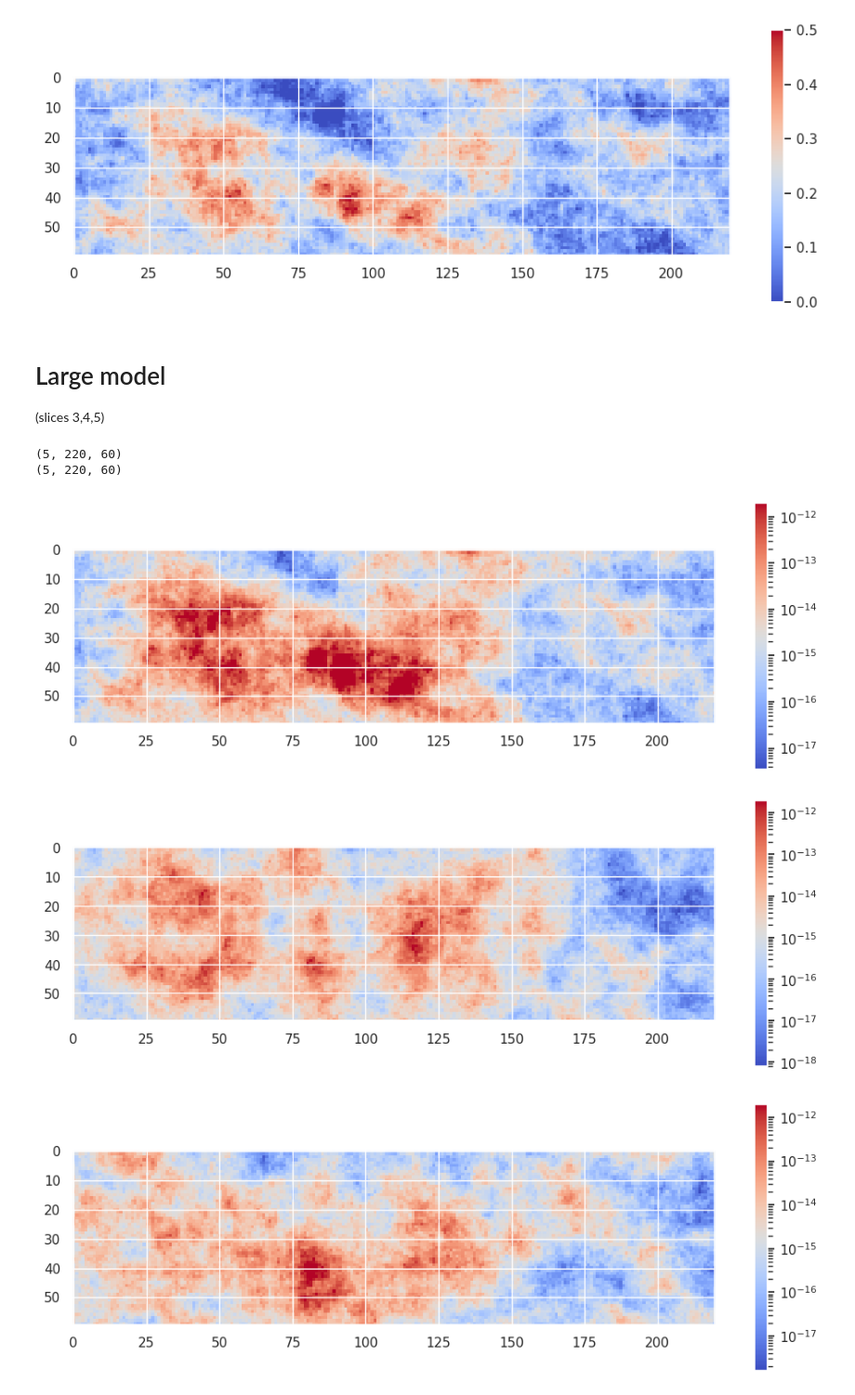
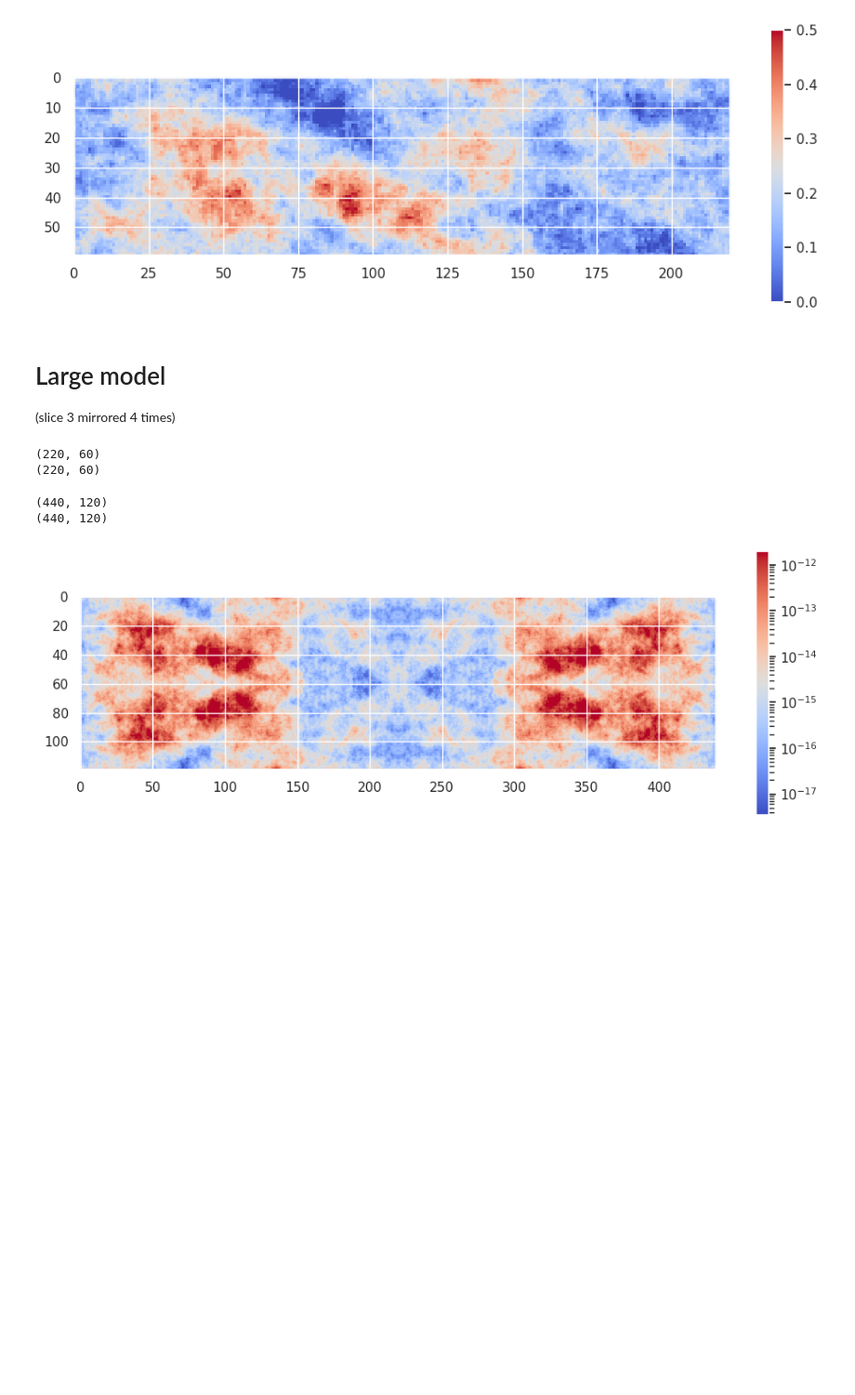
Before and after one commit to Yuriyzabegaev/solver_selector, a Jupyter notebook: examples/spe10_data/spe10.ipynb, the cells around one changed output. Shown at 93% size. Cells and saved outputs as stored; diff of their text form; code cells hidden in the pictures; blank space fills up the shorter version.

```diff
--- a/examples/spe10_data/spe10.ipynb
+++ b/examples/spe10_data/spe10.ipynb
@@ -61,23 +61,35 @@ plt.colorbar()
 [figure]
 # %% [markdown]
 # Large model
-(slices 3,4,5)
+(slice 3 mirrored 4 times)
 # %%
-perm_large = np.load("spe10_l3-8_perm.npy")
-phi_large = np.load("spe10_l3-8_phi.npy")
-print(perm_large.shape)
-print(phi_large.shape)
+perm_med = np.load("spe10_l3_220_perm.npy")
+phi_med = np.load("spe10_l3_220_phi.npy")
+print(perm_med.shape)
+print(phi_med.shape)
 # %% [output]
-(5, 220, 60)
-(5, 220, 60)
+(220, 60)
+(220, 60)
+# %%
+def mirrored(data):
+    tmp = np.concatenate([data, data[::-1]], axis=0)
+    return np.concatenate([tmp, tmp[:, ::-1]], axis=1)
+
+
+perm_large = mirrored(perm_med)
+phi_large = mirrored(phi_med)
+np.save('spe10_l3_mirrored_perm.npy', perm_large)
+np.save('spe10_l3_mirrored_phi.npy', phi_large)
+print(perm_large.shape)
+print(phi_large.shape)
+# %% [output]
+(440, 120)
+(440, 120)
 # %%
-for data in perm_large:
-    plt.figure(figsize=(12, 4))
-    cm = sns.color_palette("coolwarm", as_cmap=True)
-    plt.imshow(data.T, cmap=cm, norm=LogNorm())
-    plt.colorbar()
-    plt.show()
+plt.figure(figsize=(12, 4))
+cm = sns.color_palette("coolwarm", as_cmap=True)
+plt.imshow(perm_large.T, cmap=cm, norm=LogNorm())
+plt.colorbar()
+plt.show()
 # %% [output]
-[figure, old version]
+[figure, new version]
-[figure, removed]
-[figure, removed]
```
Also changed, not shown: parts of 2 cells of this notebook, 8 other files.
